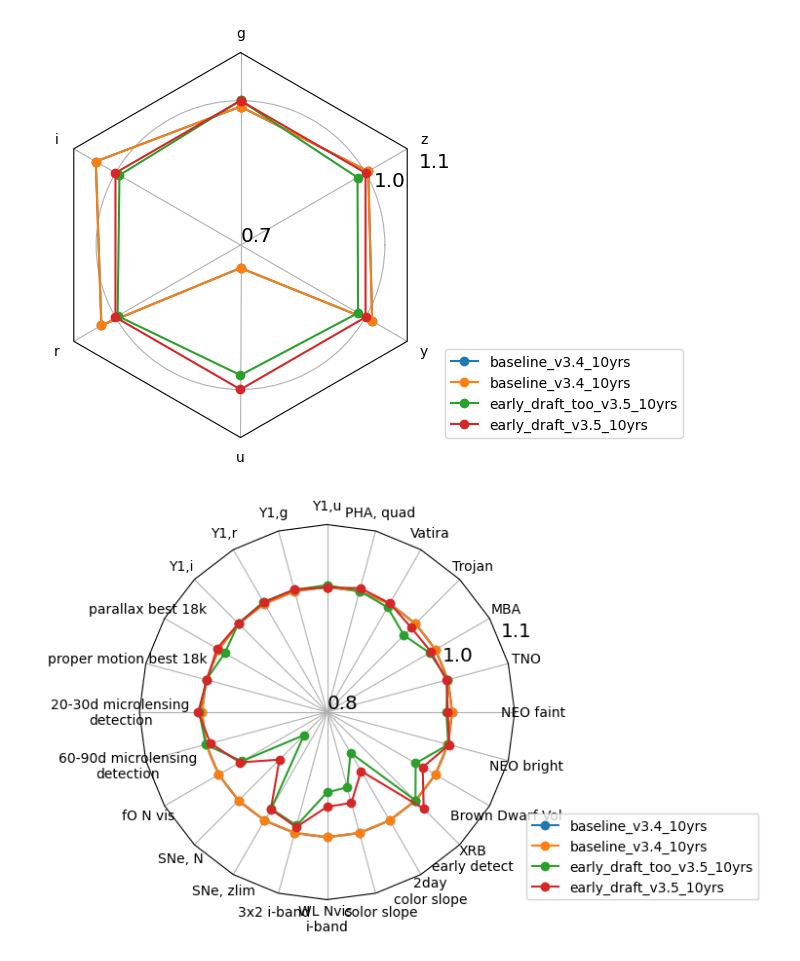
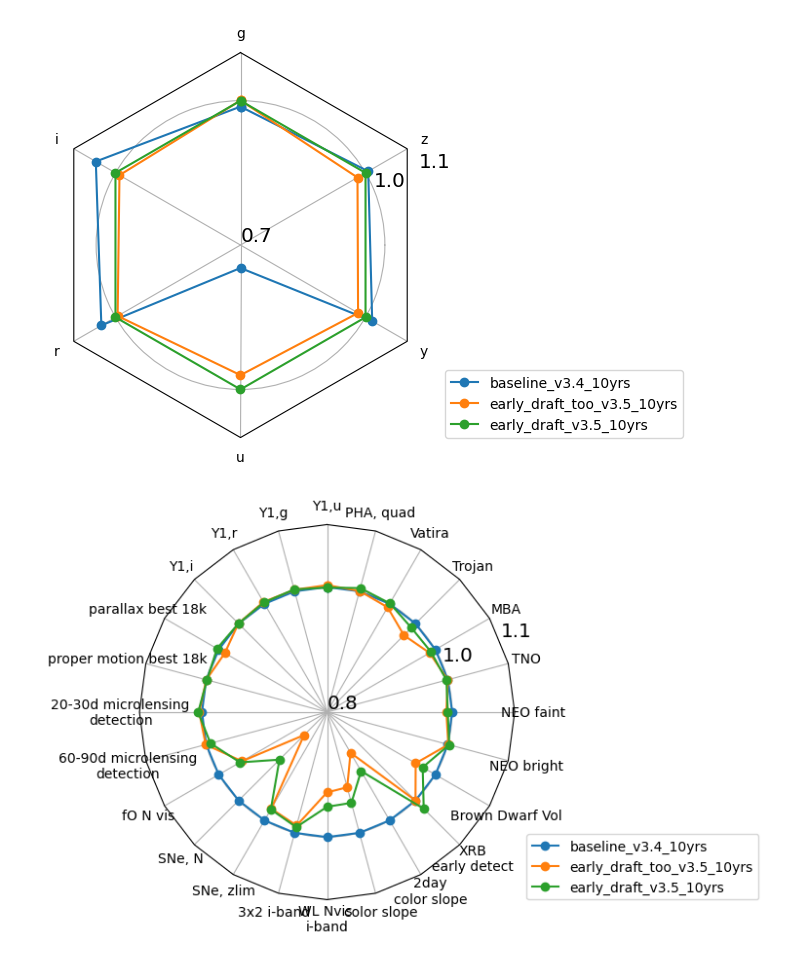
Before and after one commit to lsst-sims/sims_featureScheduler_runs3.5, a Jupyter notebook: maf/quick_look.ipynb, the cells around one changed output. Cells and saved outputs as stored; diff of their text form; code cells hidden in the pictures.

```diff
--- a/maf/quick_look.ipynb
+++ b/maf/quick_look.ipynb
@@ -205,16 +212,16 @@ data
 # %%
-runs = ['baseline_v3.4_10yrs'] + [run for run in data.index if 'early in run']
+runs = ['baseline_v3.4_10yrs'] + [run for run in data.index if 'early' in run]
 ndata = norm_df(mag_data, runs, cols=mag_data.columns.values.tolist(),
                  mag_cols = mag_cols, norm_run='early_draft_v3.5_10yrs')#, invert_cols=['u', 'g', 'r', 'i', 'z', 'y'])
 fig, ax = radar(ndata, legend=True, rgrids=[0.7, 1.0, 1.1], bbox_to_anchor=(1.65, 0))
 # %% [output]
-[figure, old version]
+[figure, new version]
 # %%
 ndata = norm_df(data, runs, cols=data.columns.values.tolist(),
                 invert_cols=invert_cols, mag_cols = mag_cols, norm_run='baseline_v3.4_10yrs')
 fig, ax = radar(ndata, legend=True, rgrids=[0.8, 1.0, 1.1], bbox_to_anchor=(1.65, 0))
 # %% [output]
-[figure, old version]
+[figure, new version]
 # %%
 data
 # %% [output]
```
Also changed, not shown: parts of 5 cells of this notebook, 5 other files.
